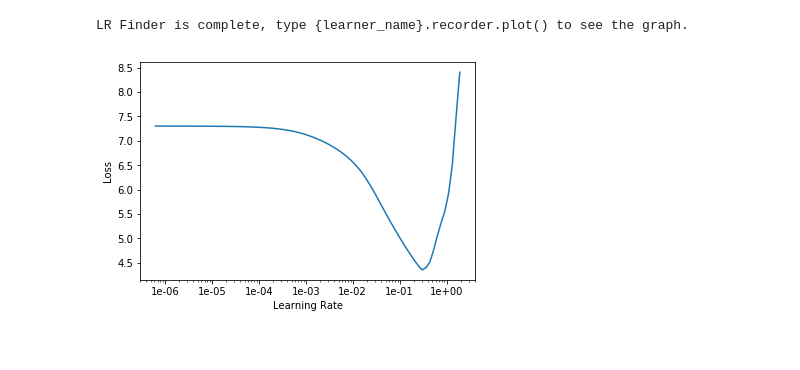
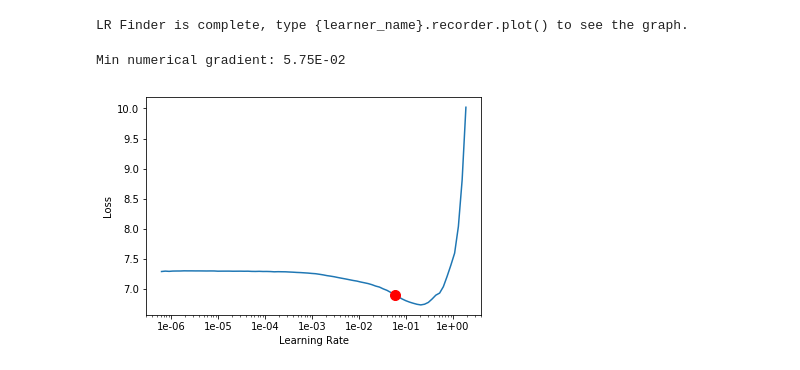
Before and after one commit to ndaly06/ml_optimisation, a Jupyter notebook: models/model.ipynb, the cells around one changed output. Drawn from its saved outputs; the diff is of its cells as text; code cells hidden in the pictures.

Commit message:
collab model started

```diff
--- a/models/model.ipynb
+++ b/models/model.ipynb
@@ -119,8 +117,8 @@ cont_vars = ['global_rank', 'metric_value']
 dep_var = 'model'
 
 # final dataframe
-# df_train = train_df[cat_vars + cont_vars + [dep_var]].copy()
-df_train = model_data[cat_vars + cont_vars + [dep_var]].copy()
+df_train = train_df[cat_vars + cont_vars + [dep_var]].copy()
+# df_train = model_data[cat_vars + cont_vars + [dep_var]].copy()
 
 
 
@@ -158,14 +156,14 @@ paper_path      object
 dtype: object
 # %%
 #
-valid_idx = range(1000)
+valid_idx = range(len(test_df))
 
 valid_idx
 # %% [output]
 range(0, 1000)
 # %%
 # databunch generation
-data = (TabularList.from_df(train_df, path = data_dir, cat_names = cat_vars, cont_names = cont_vars, procs = procs)
+data = (TabularList.from_df(df_train, path = data_dir, cat_names = cat_vars, cont_names = cont_vars, procs = procs)
                 .split_by_idx(valid_idx)
 
 
@@ -173,7 +171,7 @@ data = (TabularList.from_df(train_df, path = data_dir, cat_names = cat_vars, con
                  # log due to RMSE
                 .label_from_df(cols = dep_var)
 
-#                 .add_test(TabularList.from_df(df_test, path = data_dir, cat_names = cat_vars, cont_names = cont_vars, procs = procs))
-                .databunch(bs=1024))
+                .add_test(TabularList.from_df(df_test, path = data_dir, cat_names = cat_vars, cont_names = cont_vars, procs = procs))
+                .databunch(bs = 64))
 # %% [output]
 Your valid set contained the following unknown labels, the corresponding items have been discarded.
@@ -195,7 +193,7 @@ data.show_batch(rows = 5)
 ## Learner generation
 # %%
 #
-learn = tabular_learner(data, layers=[200,100],
+learn = tabular_learner(data, layers=[100,50],
                         ps=[0.001, 0.01],
                         metrics = accuracy)
 # %%
@@ -227,6 +225,7 @@ learn.lr_find()
 LR Finder is complete, type {learner_name}.recorder.plot() to see the graph.
 # %%
 #
-learn.recorder.plot()
+learn.recorder.plot(suggestion = True)
 # %% [output]
+Min numerical gradient: 5.75E-02
-[figure, old version]
+[figure, new version]
```
Also changed, not shown: parts of 19 cells of this notebook, 4 other files.
